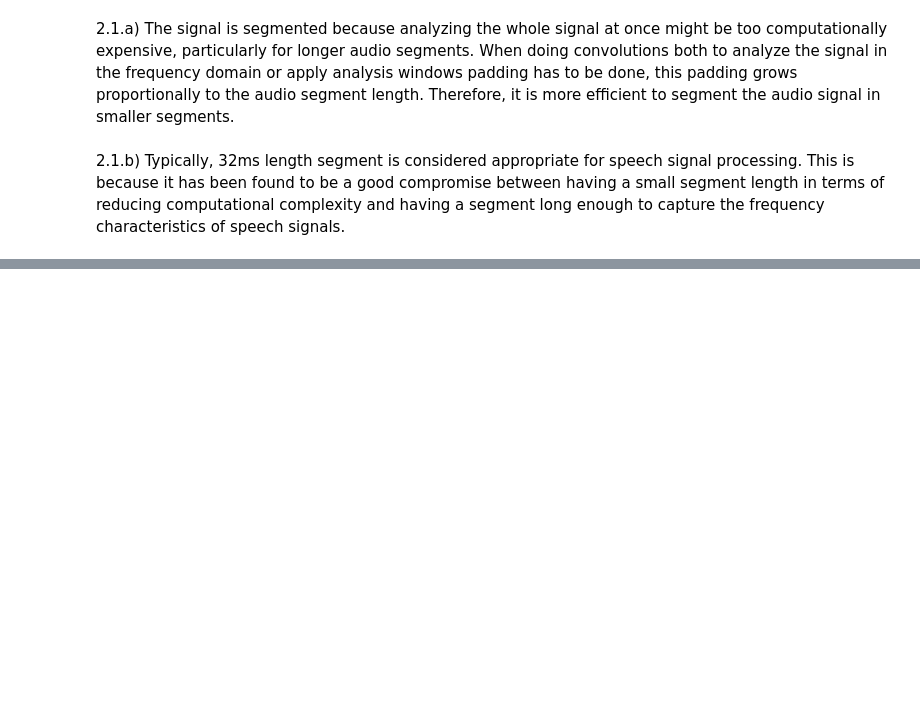
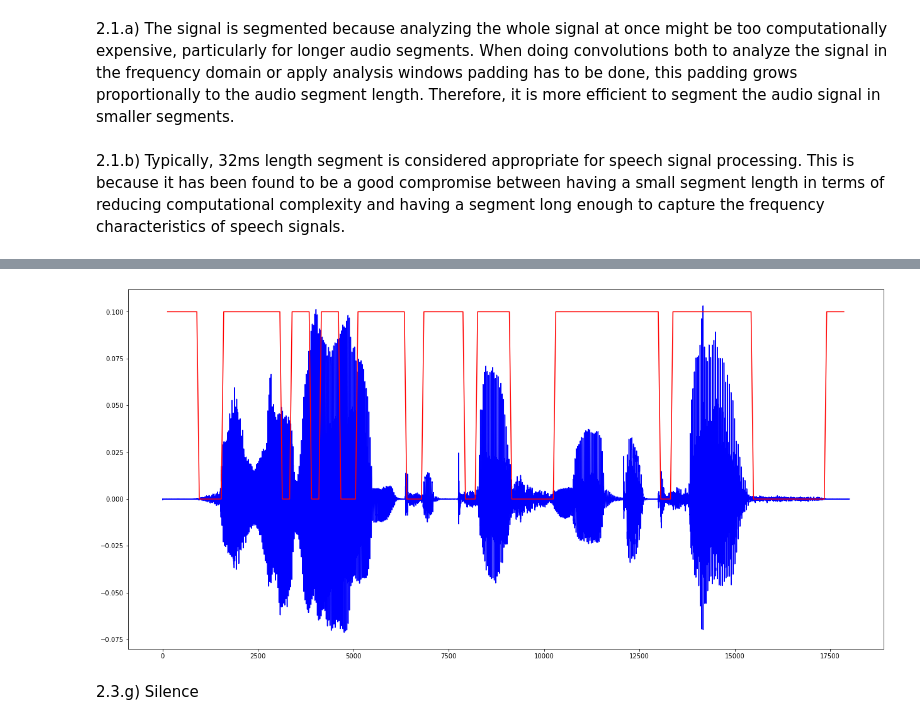
Before and after one commit to angelonti/uhh_ssp_summer2023, a Jupyter notebook: exercise4/exercise4.ipynb, the cells around one changed output, grey strips where cells are left out. Drawn from its saved outputs; the diff is of its cells as text; code cells hidden in the pictures; blank space fills up the shorter version.

```diff
--- a/exercise4/exercise4.ipynb
+++ b/exercise4/exercise4.ipynb
@@ -40,0 +122,3 @@ def compute_power():
+# %%
+def zero_crossings(x):
+    return np.sum(x[:-1]*x[1:] < 0)
@@ -40,0 +132,12 @@ def compute_power():
+# %%
+def is_voiced(x, threshold):
+    num_frame_samples = len(m_frames[0])
+    crossings = zero_crossings(item)/num_frame_samples
+    return 1 if crossings < threshold else 0
+# %%
+threshold = 0.25
+voiced_unvoiced = np.zeros(m_frames.shape[0])
+for idx, item in enumerate(m_frames):
+    voiced_unvoiced[idx] = is_voiced(item, threshold)
+
+voiced_unvoiced
@@ -40,0 +162,10 @@ def compute_power():
+# %%
+fig = plt.gcf()
+fig.set_size_inches(21.5, 10.5)
+plt.plot(np.arange(stop=len(speech_data), dtype=np.int32),speech_data, c='b')
+plt.plot(np.array(v_time_frame*sampling_rate, dtype=np.int32), voiced_unvoiced*0.1, c='r')
+plt.show()
+# %% [output]
+[figure, added]
+# %% [markdown]
+2.3.g) Silence
```
Also changed, not shown: parts of 22 cells of this notebook, 1 other file.
